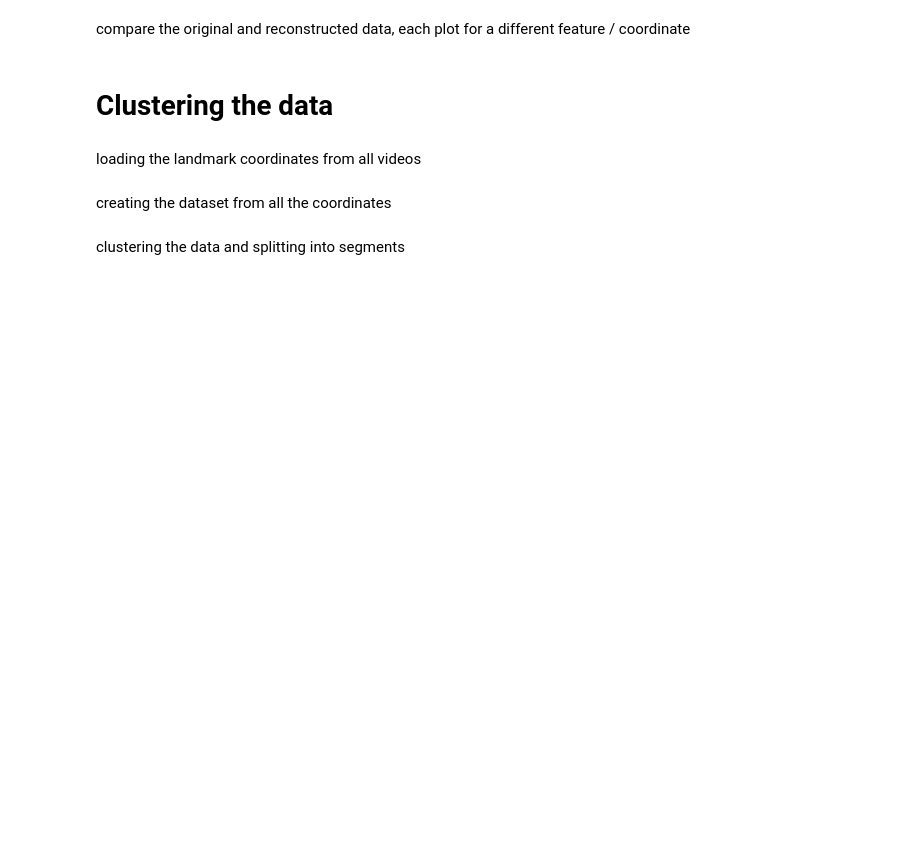
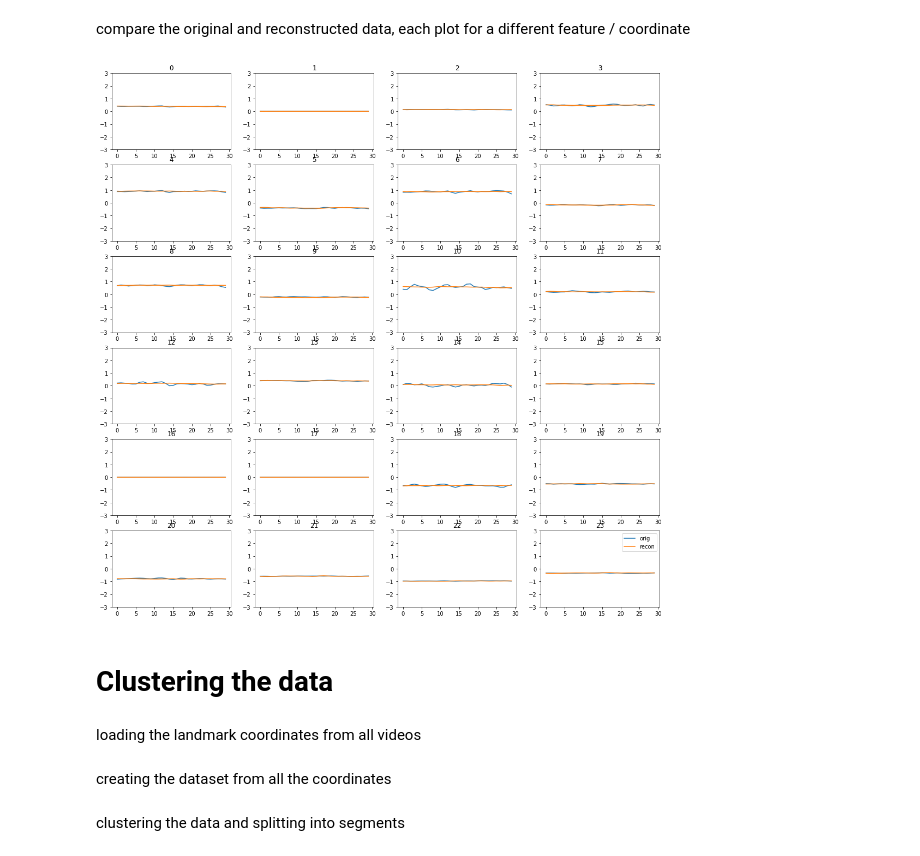
Before and after one commit to ysterin/deep_cluster, a Jupyter notebook: autoencoder KMeans.ipynb, the cells around one changed output. Drawn from its saved outputs; the diff is of its cells as text; code cells hidden in the pictures; blank space fills up the shorter version.

Commit message:
add some plots in jupyter notebook

```diff
--- a/autoencoder KMeans.ipynb
+++ b/autoencoder KMeans.ipynb
@@ -47,17 +61,23 @@ compare the original and reconstructed data, each plot for a different feature /
 # %%
 def compare_plot(x, y):
     x = x.reshape(seqlen, 24)
     y = y.reshape(seqlen, 24)
     fig, axes = plt.subplots(ncols=4, nrows=6, figsize=(18, 18))
     for i in range(6):
         for j in range(4):
             idx = 4*i + j
             axes[i][j].plot(x[:,idx], label='orig')
             axes[i][j].plot(y[:,idx], label='recon')
             axes[i][j].set_title(f"{idx}")
             axes[i][j].set_ylim(-3, 3)
     plt.legend()
-compare_plot(bx[190].cpu().numpy(), out.loc[190].cpu().numpy())
+
+with torch.no_grad():
+    bx = next(iter(model.train_dataloader()))
+    out = model(bx)
+compare_plot(bx[190].cpu().numpy(), out[190].cpu().numpy())
+# %% [output]
+[figure, added]
 # %% [markdown]
 # Clustering the data
 # %% [markdown]
```
Also changed, not shown: parts of 17 cells of this notebook.
